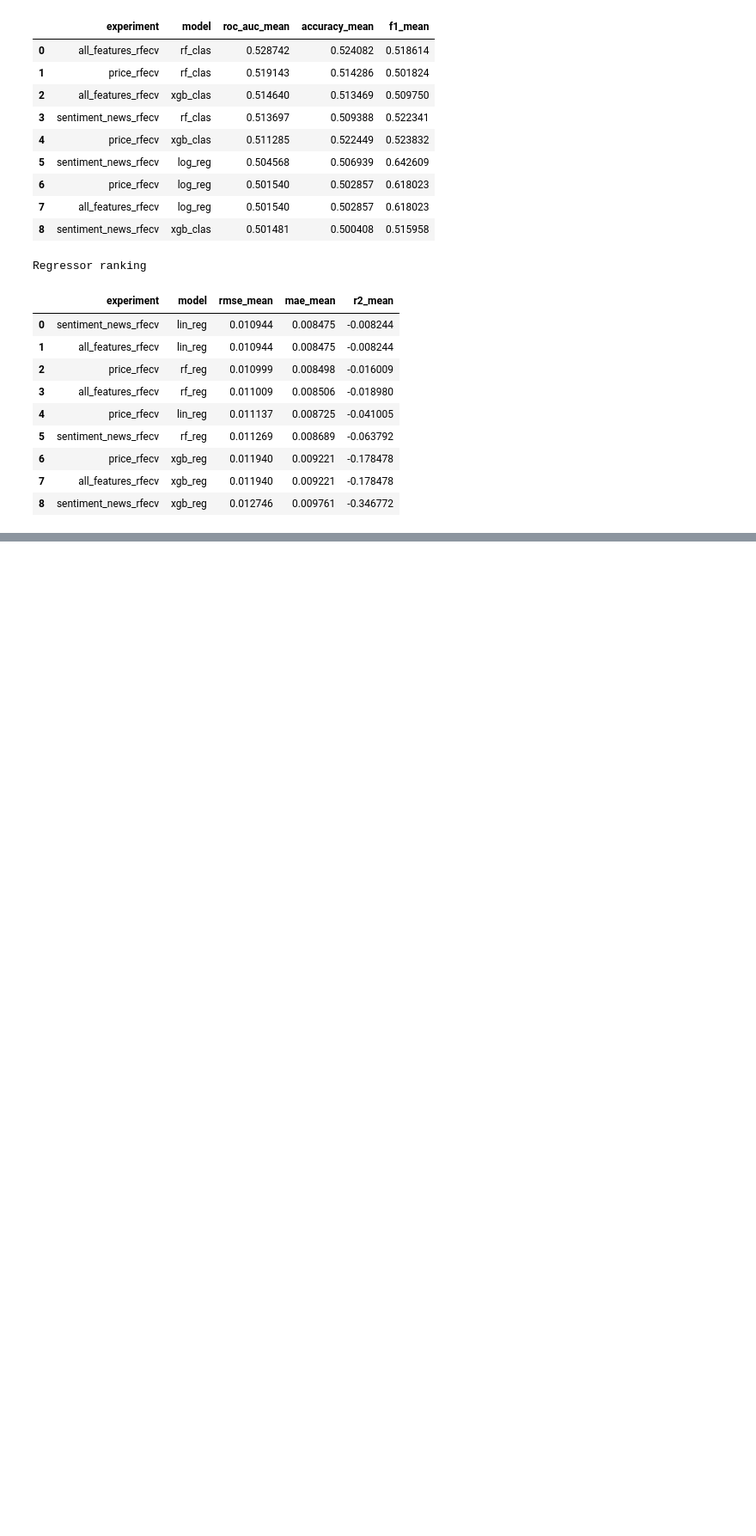
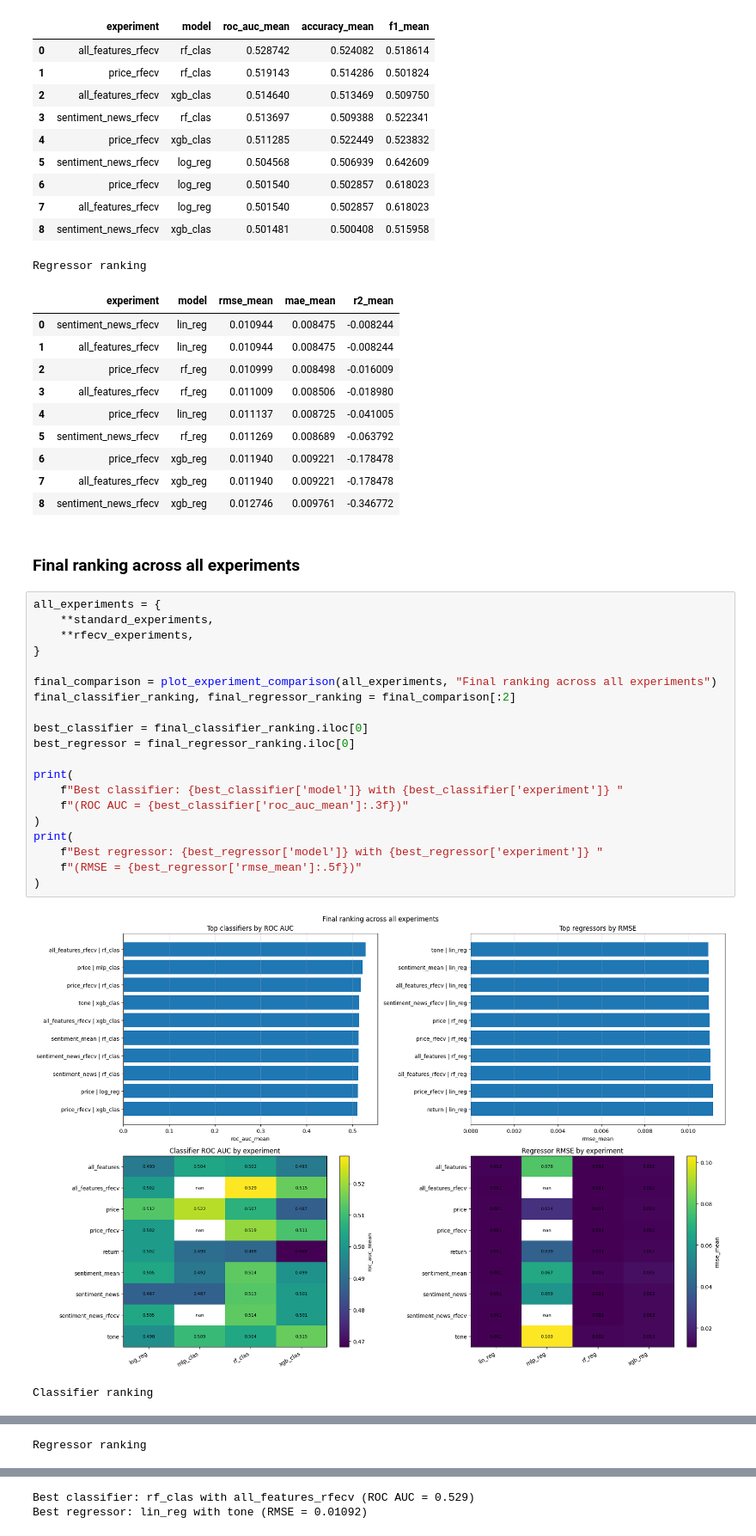
Before and after one commit to Nikolas010101/MBA-TCC, a Jupyter notebook: Market news/analyze_market_news.ipynb, the cells around one changed output, grey strips where cells are left out. Shown at 86% size. Saved outputs shown, nothing was run; the diff lists cells and outputs as text; blank space fills up the shorter version.

Commit message:
rank all of the experiments at the end

```diff
--- a/Market news/analyze_market_news.ipynb
+++ b/Market news/analyze_market_news.ipynb
@@ -980,3 +980,28 @@ Regressor ranking
 | 6 | price_rfecv | xgb_reg | 0.011940 | 0.009221 | -0.178478 |
 | 7 | all_features_rfecv | xgb_reg | 0.011940 | 0.009221 | -0.178478 |
 | 8 | sentiment_news_rfecv | xgb_reg | 0.012746 | 0.009761 | -0.346772 |
+# %% [markdown]
+### Final ranking across all experiments
+# %%
+all_experiments = {
+    **standard_experiments,
+    **rfecv_experiments,
+}
+
+final_comparison = plot_experiment_comparison(all_experiments, "Final ranking across all experiments")
+final_classifier_ranking, final_regressor_ranking = final_comparison[:2]
+
+best_classifier = final_classifier_ranking.iloc[0]
+best_regressor = final_regressor_ranking.iloc[0]
+
+print(
+    f"Best classifier: {best_classifier['model']} with {best_classifier['experiment']} "
+    f"(ROC AUC = {best_classifier['roc_auc_mean']:.3f})"
+)
+print(
+    f"Best regressor: {best_regressor['model']} with {best_regressor['experiment']} "
+    f"(RMSE = {best_regressor['rmse_mean']:.5f})"
+)
+# %% [output]
+[figure, added]
+Classifier ranking
@@ -982,0 +1025 @@ Regressor ranking
+Regressor ranking
@@ -982,0 +1043,2 @@ Regressor ranking
+Best classifier: rf_clas with all_features_rfecv (ROC AUC = 0.529)
+Best regressor: lin_reg with tone (RMSE = 0.01092)
```
Also changed, not shown: parts of 3 cells of this notebook.
